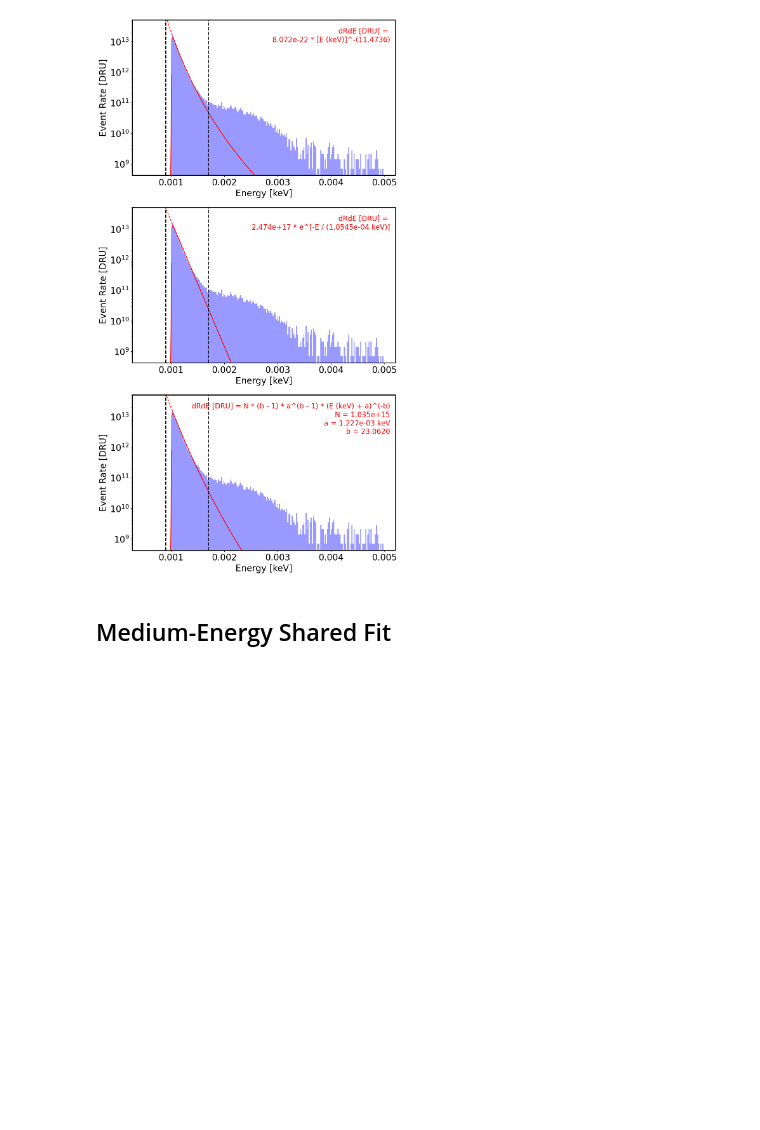
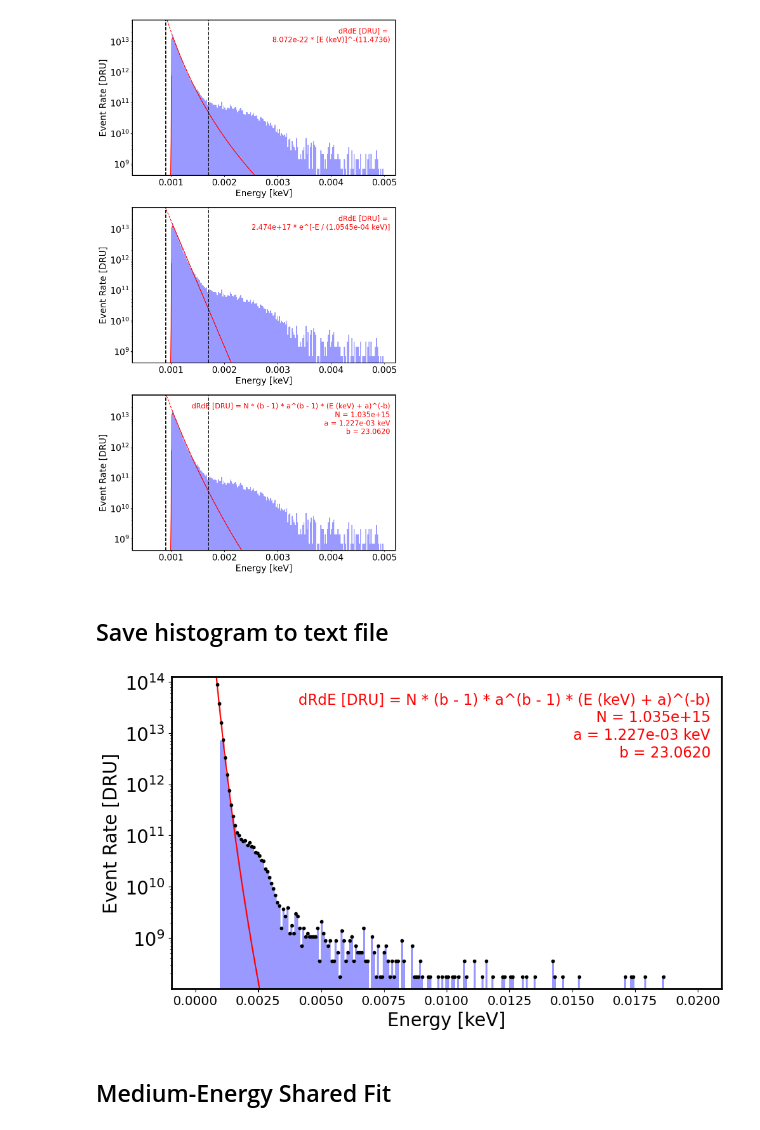
Before and after one commit to spice-herald/DarkLim, a Jupyter notebook: examples/run_57_spectra.ipynb, the cells around one changed output. Saved outputs shown, nothing was run; the diff lists cells and outputs as text; code cells hidden in the pictures; blank space fills up the shorter version.

Commit message:
Saving histgrams to text file

```diff
--- a/examples/run_57_spectra.ipynb
+++ b/examples/run_57_spectra.ipynb
@@ -306,6 +306,62 @@ Threshold = 1.016e+00 eV, inverse width = 5.00001e+02 1/eV
 Shifted Power law parameters [in keV]: N = 1.035e+15 DRU, a = 0.0012 keV, b = 23.0620
 Threshold = 1.016e-03 eV, width = 2.00000e-06 eV
 [figure]
+# %% [markdown]
+## Save histogram to text file
+# %%
+energies_eV = np.load('spectra/r57_1226_1mm_shared.npy')
+energies_keV = energies_eV / 1000
+
+bins_eV_upper = np.arange(0.5, 20, 0.08)
+bins_eV_lower = np.arange(0, 0.5, 0.08)
+bins_keV_upper = bins_eV_upper / 1000
+bins_keV_lower = bins_eV_lower / 1000
+
+# Weights need to be recalculated when binning changes
+event_weights_DRU = np.full(len(energies_eV), (1/mass_kg/time_days/np.diff(bins_keV_upper)[0]))
+
+dRdE_DRU_arr, E_eV_arr = np.histogram(energies_eV, bins_eV_upper, weights=event_weights_DRU)
+counts_arr, E_bin_edges_eV = np.histogram(energies_eV, bins_eV_upper)
+
+E_eV_arr = 0.5 * (E_eV_arr[1:] + E_eV_arr[:-1])
+E_keV_arr = E_eV_arr / 1000
+
+###### Combining ######
+
+x_out = np.append(0.5 * (bins_keV_lower[1:] + bins_keV_lower[:-1]), E_keV_arr)
+y_out = np.append(np.zeros(len(bins_keV_lower) - 1), dRdE_DRU_arr)
+for i in range(len(x_out)):
+    if x_out[i] < 0.002:
+        y_out[i] = max(y_out[i], shifted_power_law_basic(x_out[i], N_fit_shifted, a_fit_shifted, b_fit_shifted) )
+
+np.savetxt('combined_spectra_shared57.txt', np.column_stack((E_bin_edges_eV/1000, np.append(counts_arr, np.nan))), header='Energy [keV] dRdE [DRU]', fmt='%10.5e %10.5e')
+
+####### Plotting #######
+
+fig, ax = plt.subplots(1, 1, figsize=(10, 6))
+
+ax.hist(energies_keV, bins_keV_upper, weights=event_weights_DRU, alpha=0.4, color='b')
+ax.set_yscale('log')
+ymin, ymax = ax.get_ylim()
+
+keV_arr_fit = np.linspace(min(bins_keV_upper), max(bins_keV_upper), 200)
+
+ax.plot(keV_arr_fit, shifted_power_law_basic(keV_arr_fit, N_fit_shifted, a_fit_shifted, b_fit_shifted), 'r-')
+#ax.plot(E_keV_arr, dRdE_DRU_arr, 'ko', ms=3)
+ax.plot(x_out, y_out, 'ko', ms=3)
+ax.text(0.98, 0.95, f'dRdE [DRU] = N * (b - 1) * a^(b - 1) * (E (keV) + a)^(-b)\nN = {N_fit_shifted:.3e}\na = {a_fit_shifted:.3e} keV\nb = {b_fit_shifted:.4f}',
+            ha='right', va='top', fontsize=16, color='r', transform=ax.transAxes)
+
+ax.tick_params(axis='x', which='major', labelsize=14)
+
+ax.set_xlabel('Energy [keV]')
+ax.set_ylabel('Event Rate [DRU]')
+ax.set_ylim([ymin, ymax * 10])
+
+fig.tight_layout()
+fig.show()
+# %% [output]
+[figure, added]
 # %% [markdown]
 ## Medium-Energy Shared Fit
 # %%
```
Also changed, not shown: parts of 7 cells of this notebook.
